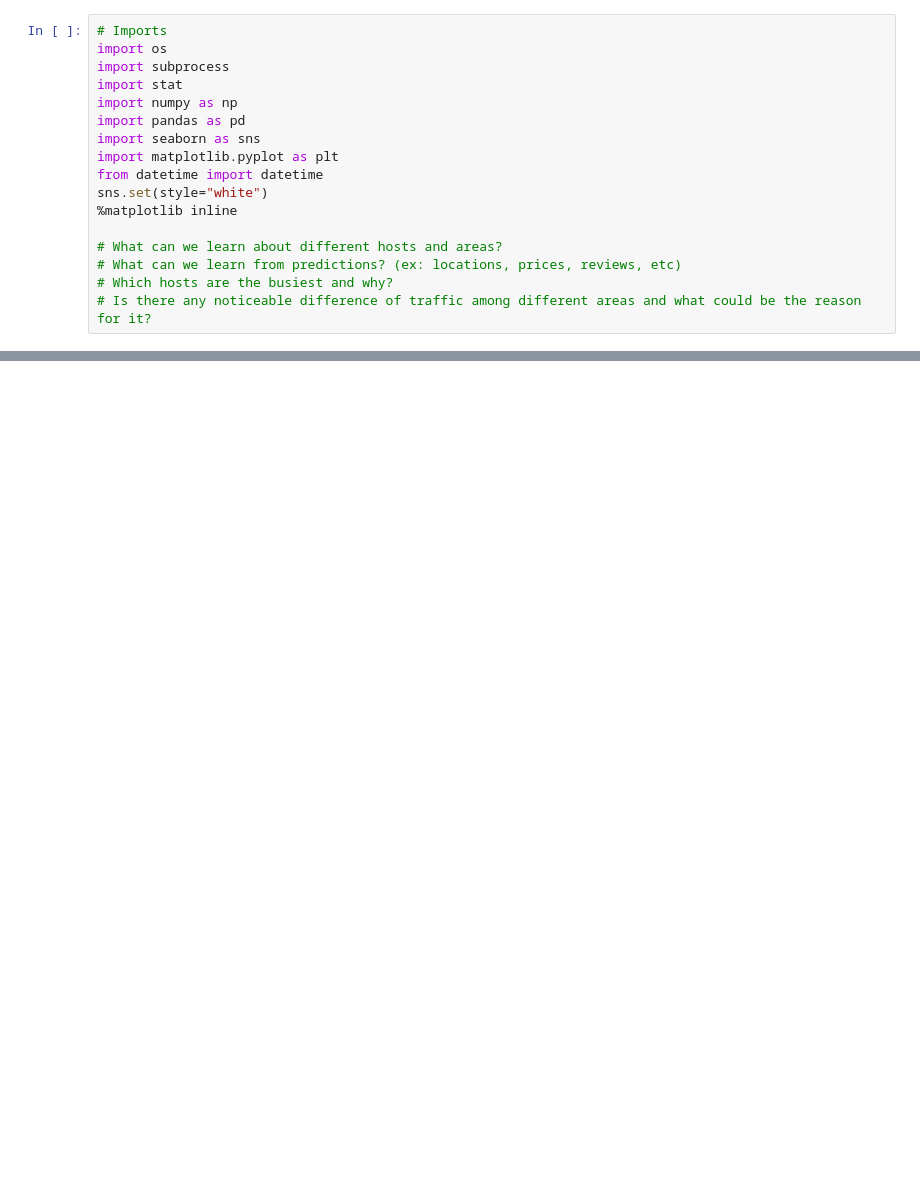
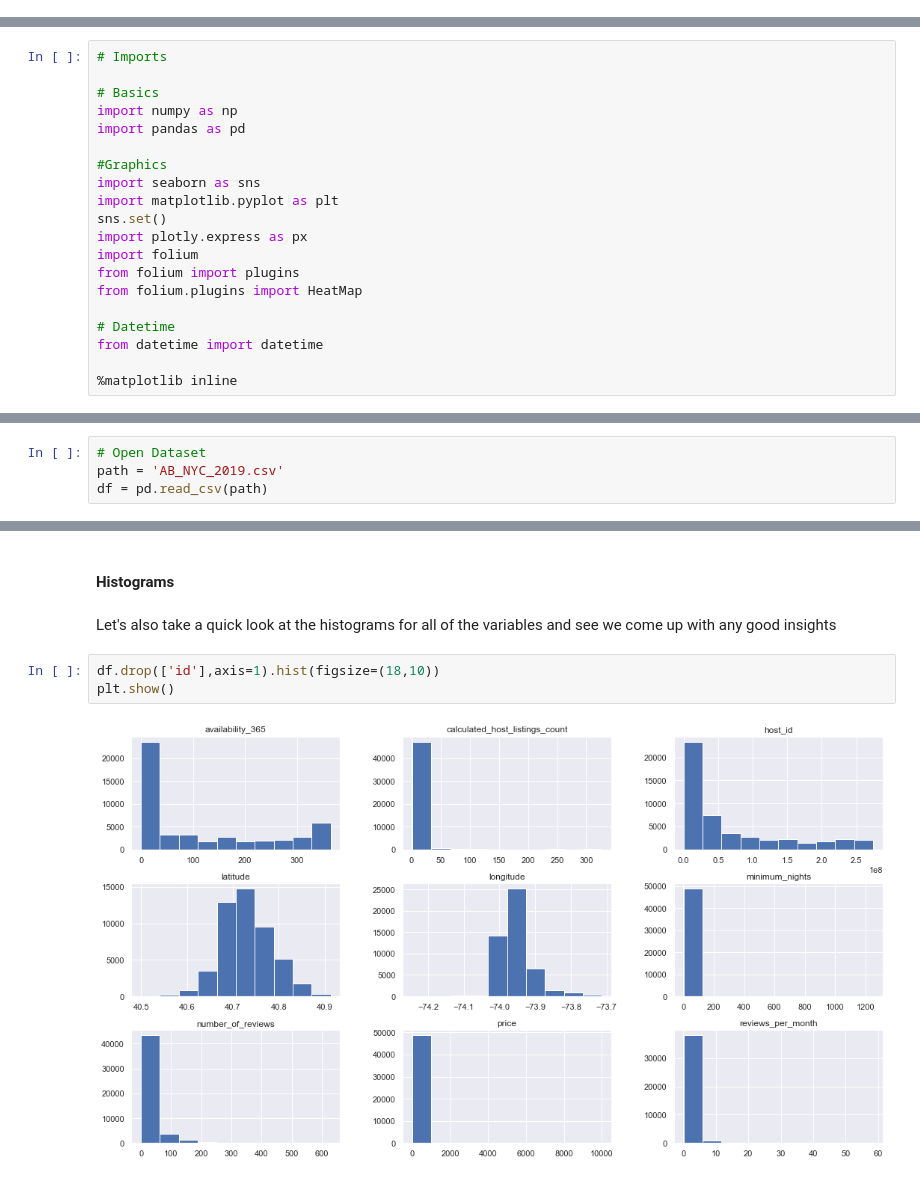
Before and after one commit to gurezende/NYC-Airbnb, a Jupyter notebook: New York Airbnb Dataset Viz.ipynb, the cells around one changed output, grey strips where cells are left out. Saved outputs shown, nothing was run; the diff lists cells and outputs as text; blank space fills up the shorter version.

```diff
--- a/New York Airbnb Dataset Viz.ipynb
+++ b/New York Airbnb Dataset Viz.ipynb
@@ -1,17 +0,0 @@
-# %%
-# Imports
-import os
-import subprocess
-import stat
-import numpy as np
-import pandas as pd
-import seaborn as sns
-import matplotlib.pyplot as plt
-from datetime import datetime
-sns.set(style="white")
-%matplotlib inline
-
-# What can we learn about different hosts and areas?
-# What can we learn from predictions? (ex: locations, prices, reviews, etc)
-# Which hosts are the busiest and why?
-# Is there any noticeable difference of traffic among different areas and what could be the reason for it?
@@ -231,0 +1,20 @@ Text(0.5,1,'Top property features highlighted by Airbnb users for NYC Rent')
+# %%
+# Imports
+
+# Basics
+import numpy as np
+import pandas as pd
+
+#Graphics
+import seaborn as sns
+import matplotlib.pyplot as plt
+sns.set()
+import plotly.express as px
+import folium
+from folium import plugins
+from folium.plugins import HeatMap
+
+# Datetime
+from datetime import datetime
+
+%matplotlib inline
@@ -231,0 +32,4 @@ Text(0.5,1,'Top property features highlighted by Airbnb users for NYC Rent')
+# %%
+# Open Dataset
+path = 'AB_NYC_2019.csv'
+df = pd.read_csv(path)
@@ -231,0 +70,9 @@ Text(0.5,1,'Top property features highlighted by Airbnb users for NYC Rent')
+# %% [markdown]
+#### Histograms
+# %% [markdown]
+Let's also take a quick look at the histograms for all of the variables and see we come up with any good insights
+# %%
+df.drop(['id'],axis=1).hist(figsize=(18,10))
+plt.show()
+# %% [output]
+[figure, added]
```
Also changed, not shown: parts of 104 cells of this notebook.
